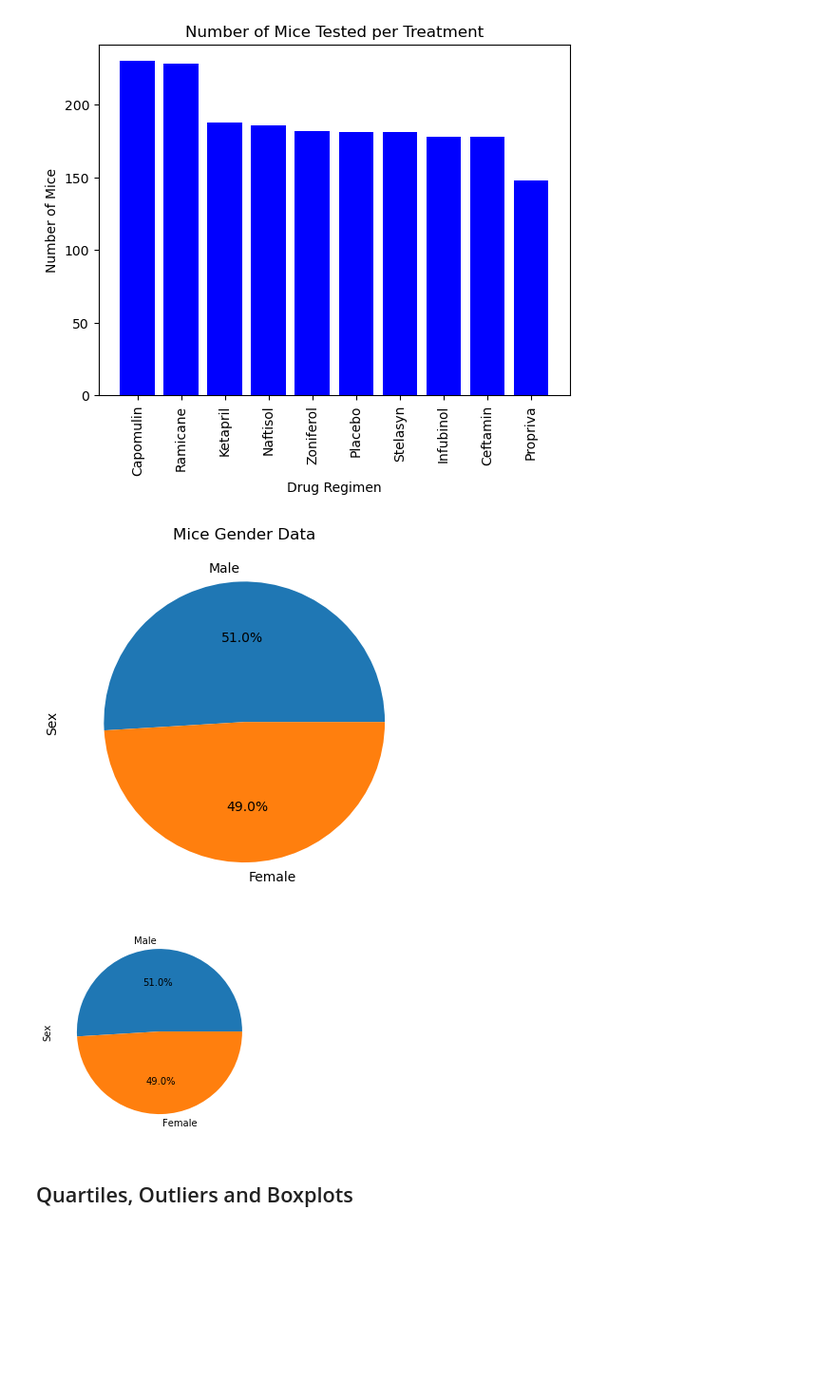
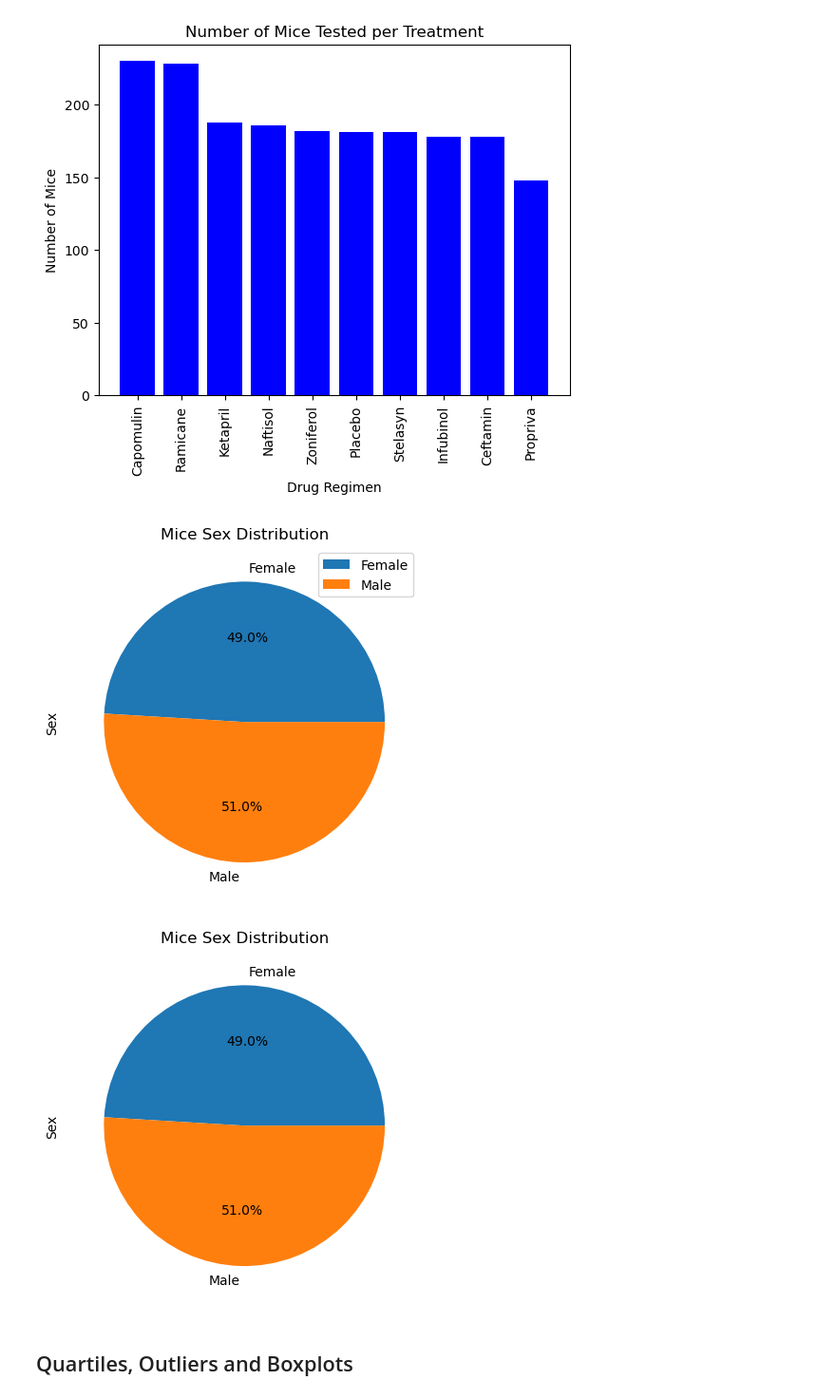
Before and after one commit to Jeremy-Mallory/Week-5-Challenge-MatPlotLib---PyMaceuticals, a Jupyter notebook: Pymaceuticals/pymaceuticals_starter.ipynb, the cells around one changed output. Shown at 95% size. Cells and saved outputs as stored; diff of their text form; code cells hidden in the pictures; blank space fills up the shorter version.

```diff
--- a/Pymaceuticals/pymaceuticals_starter.ipynb
+++ b/Pymaceuticals/pymaceuticals_starter.ipynb
@@ -163,15 +164,23 @@ plt.show()
 [figure]
 # %%
 # Generate a pie plot showing the distribution of female versus male mice using Pandas
-gender = df_cleaned["Sex"].value_counts()
-gender.plot.pie(autopct= "%1.1f%%")
-plt.title("Mice Gender Data")
+sex_group = df_cleaned.groupby('Sex')
+sex_count = pd.DataFrame(sex_group['Sex'].count())
+
+sex_count.plot(kind='pie', y='Sex', title="Mice Sex Distribution", autopct='%1.1f%%')
 plt.show()
 # %% [output]
-[figure, old version]
+[figure, new version]
 # %%
 # Generate a pie plot showing the distribution of female versus male mice using pyplot
+labels =  ['Female', 'Male']
+values = sex_count['Sex']
+
+plt.title("Mice Sex Distribution")
+plt.ylabel("Sex")
+plt.pie(values, labels=labels ,autopct='%1.1f%%')
+plt.show()
 # %% [output]
-[figure, old version]
+[figure, new version]
 # %% [markdown]
 ## Quartiles, Outliers and Boxplots
```
Also changed, not shown: parts of 24 cells of this notebook.
